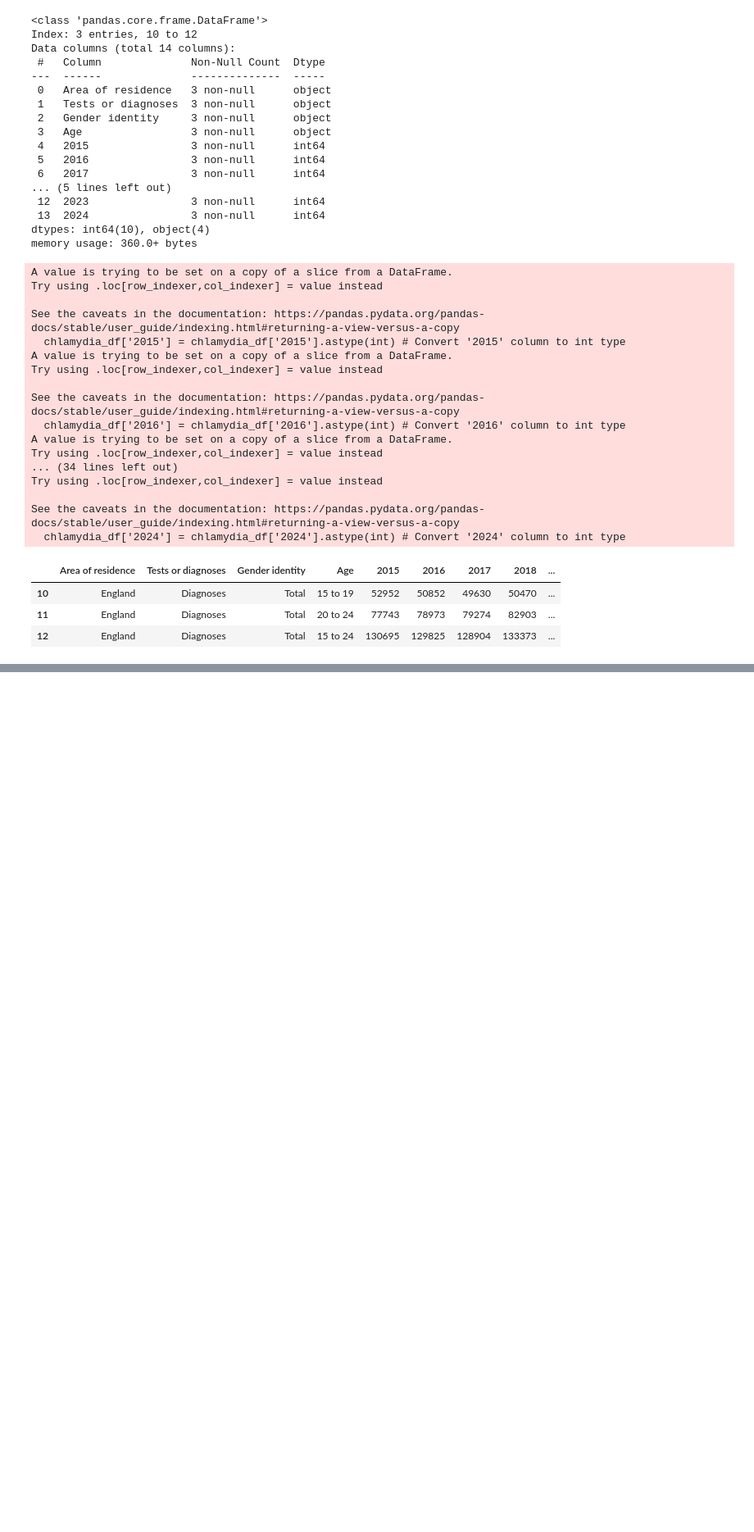
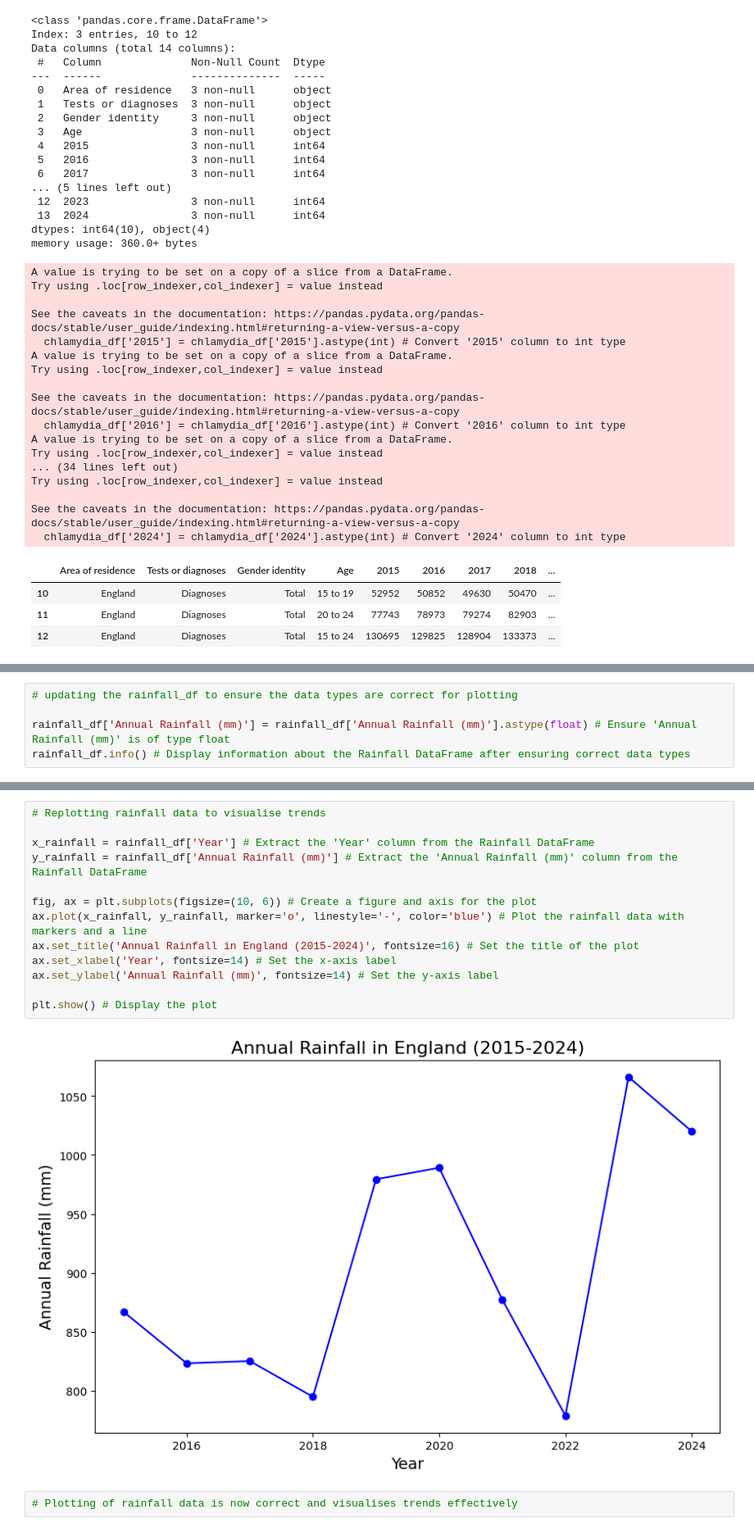
Before and after one commit to KiaraMartin/Final_Project_for_Peckham_DAZ_Introduction_to_Data_Science, a Jupyter notebook: Final_Project_V1.ipynb, the cells around one changed output, grey strips where cells are left out. Shown: that part at 82% size. Cells and saved outputs as stored; diff of their text form; blank space fills up the shorter version.

```diff
--- a/Final_Project_V1.ipynb
+++ b/Final_Project_V1.ipynb
@@ -618,0 +655,5 @@ See the caveats in the documentation: https://pandas.pydata.org/pandas-docs/stab
+# %%
+# updating the rainfall_df to ensure the data types are correct for plotting
+
+rainfall_df['Annual Rainfall (mm)'] = rainfall_df['Annual Rainfall (mm)'].astype(float) # Ensure 'Annual Rainfall (mm)' is of type float
+rainfall_df.info() # Display information about the Rainfall DataFrame after ensuring correct data types
@@ -618,0 +675,17 @@ See the caveats in the documentation: https://pandas.pydata.org/pandas-docs/stab
+# %%
+# Replotting rainfall data to visualise trends
+
+x_rainfall = rainfall_df['Year'] # Extract the 'Year' column from the Rainfall DataFrame
+y_rainfall = rainfall_df['Annual Rainfall (mm)'] # Extract the 'Annual Rainfall (mm)' column from the Rainfall DataFrame
+
+fig, ax = plt.subplots(figsize=(10, 6)) # Create a figure and axis for the plot
+ax.plot(x_rainfall, y_rainfall, marker='o', linestyle='-', color='blue') # Plot the rainfall data with markers and a line
+ax.set_title('Annual Rainfall in England (2015-2024)', fontsize=16) # Set the title of the plot
+ax.set_xlabel('Year', fontsize=14) # Set the x-axis label
+ax.set_ylabel('Annual Rainfall (mm)', fontsize=14) # Set the y-axis label
+
+plt.show() # Display the plot
+# %% [output]
+[figure, added]
+# %%
+# Plotting of rainfall data is now correct and visualises trends effectively
```
Also changed, not shown: parts of 14 cells of this notebook, 3 other files.
